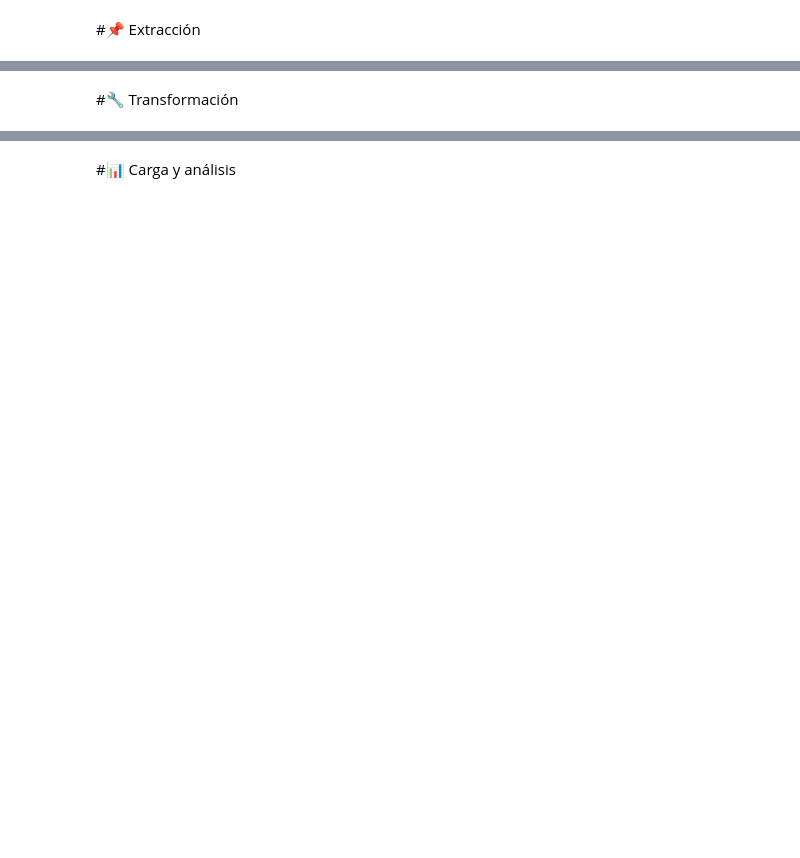
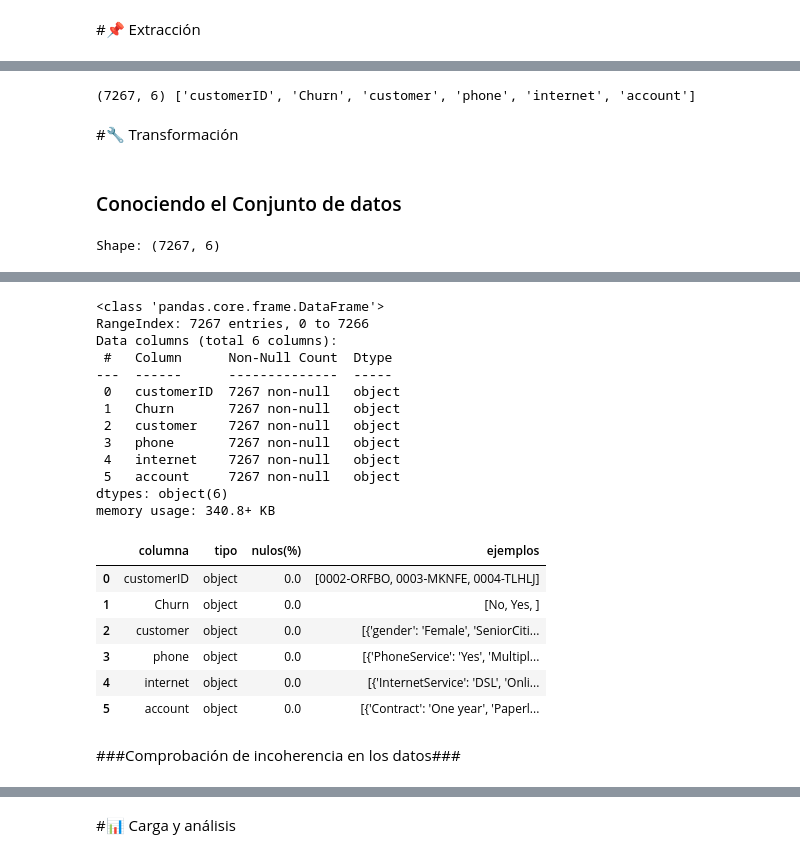
Before and after one commit to Jennyc08/Telecomx_latam, a Jupyter notebook: Final_TelecomX_LATAM_.ipynb, the cells around one changed output, grey strips where cells are left out. Saved outputs shown, nothing was run; the diff lists cells and outputs as text; code cells hidden in the pictures; blank space fills up the shorter version.

```diff
--- a/Final_TelecomX_LATAM_.ipynb
+++ b/Final_TelecomX_LATAM_.ipynb
@@ -5,2 +50,43 @@
+# %%
+def load_data_from_github(raw_url: str) -> pd.DataFrame:
+    resp = requests.get(raw_url, timeout=30)
+    resp.raise_for_status()
+    return pd.DataFrame(resp.json())
+
+if __name__ == "__main__":
+    url = (
+        "https://raw.githubusercontent.com/"
+        "ingridcristh/challenge2-data-science-LATAM/"
+        "main/TelecomX_Data.json"
+    )
+    df = load_data_from_github(url)
+    print(df.shape, df.columns.tolist())
+# %% [output]
+(7267, 6) ['customerID', 'Churn', 'customer', 'phone', 'internet', 'account']
 # %% [markdown]
 #🔧 Transformación
+# %% [markdown]
+### Conociendo el Conjunto de datos ###
+# %%
+import pandas as pd
+
+# Fuente
+URL = "https://raw.githubusercontent.com/ingridcristh/challenge2-data-science-LATAM/main/TelecomX_Data.json"
+
+# 1.1 Cargar
+df = pd.read_json(URL)
+
+# 1.2 Explorar
+print("Shape:", df.shape)
+display(df.head(3))
+df.info()
+
+# 1.3 Resumen rápido (tolerante a listas/dicts)
+summary = pd.DataFrame({
+    "tipo": df.dtypes.astype(str),
+    "nulos(%)": (df.isna().sum()/len(df)*100).round(2),
+    "ejemplos": [df[c].dropna().astype(str).unique()[:3] for c in df.columns]
+}).reset_index(names="columna")
+display(summary)
+# %% [output]
+Shape: (7267, 6)
@@ -6,0 +97,22 @@
+<class 'pandas.core.frame.DataFrame'>
+RangeIndex: 7267 entries, 0 to 7266
+Data columns (total 6 columns):
+ #   Column      Non-Null Count  Dtype
+---  ------      --------------  -----
+ 0   customerID  7267 non-null   object
+ 1   Churn       7267 non-null   object
+ 2   customer    7267 non-null   object
+ 3   phone       7267 non-null   object
+ 4   internet    7267 non-null   object
+ 5   account     7267 non-null   object
+dtypes: object(6)
+memory usage: 340.8+ KB
+|  | columna | tipo | nulos(%) | ejemplos |
+| 0 | customerID | object | 0.0 | [0002-ORFBO, 0003-MKNFE, 0004-TLHLJ] |
+| 1 | Churn | object | 0.0 | [No, Yes, ] |
+| 2 | customer | object | 0.0 | [{'gender': 'Female', 'SeniorCiti... |
+| 3 | phone | object | 0.0 | [{'PhoneService': 'Yes', 'Multipl... |
+| 4 | internet | object | 0.0 | [{'InternetService': 'DSL', 'Onli... |
+| 5 | account | object | 0.0 | [{'Contract': 'One year', 'Paperl... |
+# %% [markdown]
+###Comprobación de incoherencia en los datos###
```
Also changed, not shown: parts of 23 cells of this notebook.
